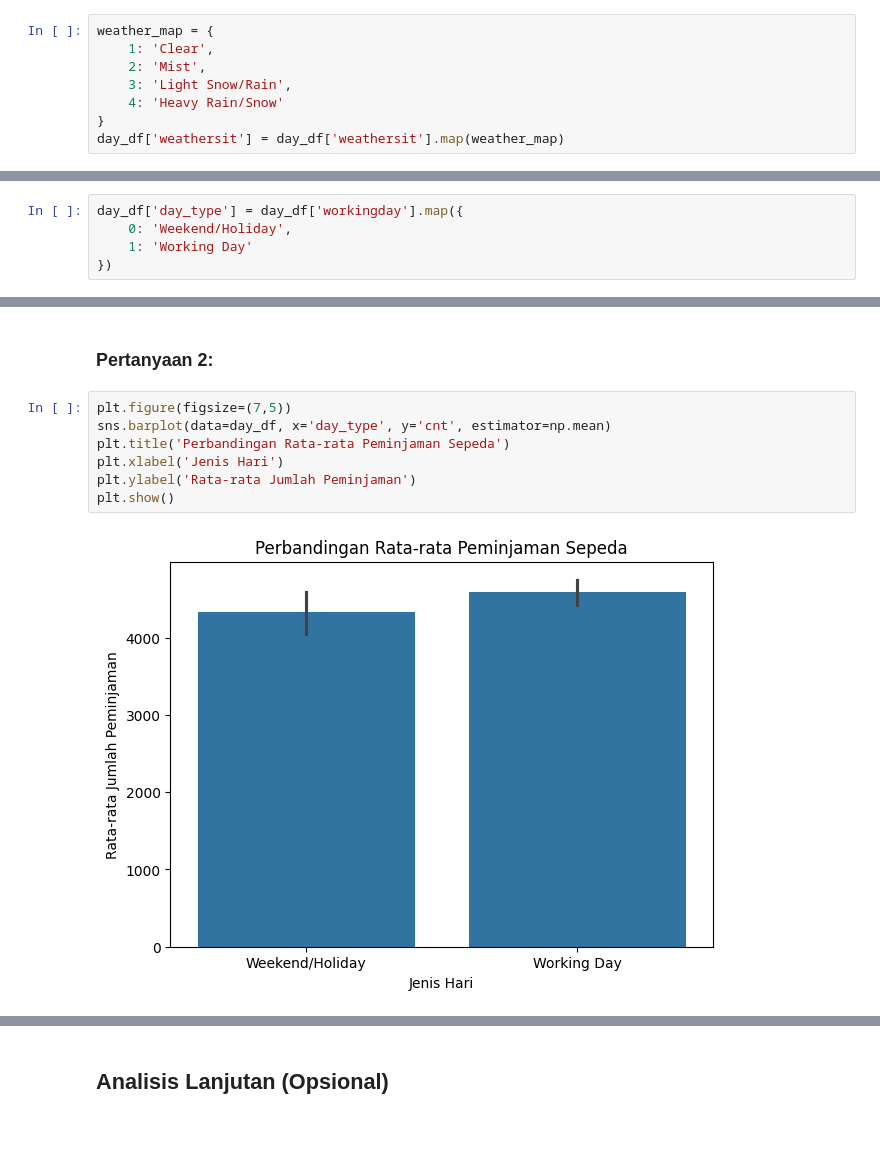
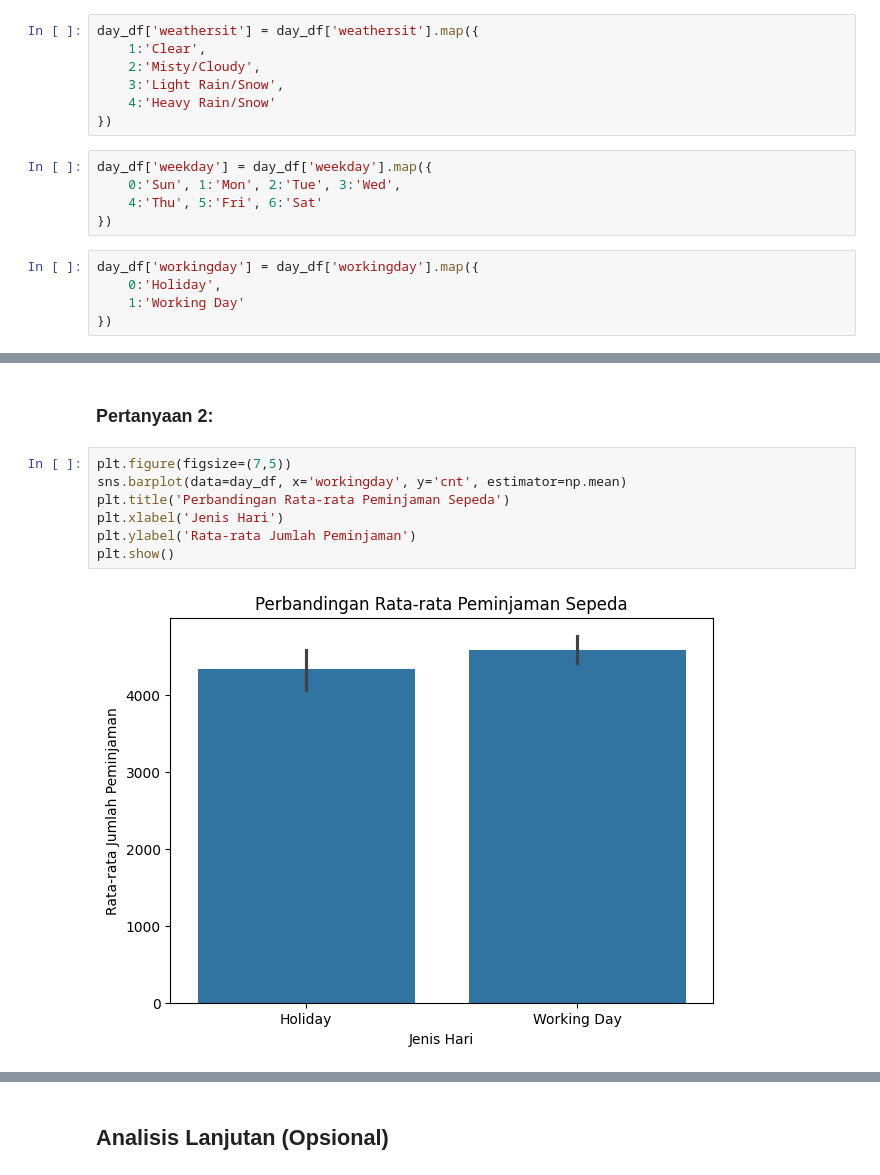
Before and after one commit to linarahmawti/submission, a Jupyter notebook: Proyek_Analisis_Data.ipynb, the cells around one changed output, grey strips where cells are left out. Cells and saved outputs as stored; diff of their text form; blank space fills up the shorter version.

```diff
--- a/Proyek_Analisis_Data.ipynb
+++ b/Proyek_Analisis_Data.ipynb
@@ -200,9 +209,18 @@ day_df['season'] = day_df['season'].map(season_map)
 # %%
-weather_map = {
-    1: 'Clear',
-    2: 'Mist',
-    3: 'Light Snow/Rain',
-    4: 'Heavy Rain/Snow'
-}
-day_df['weathersit'] = day_df['weathersit'].map(weather_map)
+day_df['weathersit'] = day_df['weathersit'].map({
+    1:'Clear',
+    2:'Misty/Cloudy',
+    3:'Light Rain/Snow',
+    4:'Heavy Rain/Snow'
+})
+# %%
+day_df['weekday'] = day_df['weekday'].map({
+    0:'Sun', 1:'Mon', 2:'Tue', 3:'Wed',
+    4:'Thu', 5:'Fri', 6:'Sat'
+})
+# %%
+day_df['workingday'] = day_df['workingday'].map({
+    0:'Holiday',
+    1:'Working Day'
+})
 # %%
@@ -255,5 +351,0 @@ jawaban dari pertanyan bisnis 2
-# %%
-day_df['day_type'] = day_df['workingday'].map({
-    0: 'Weekend/Holiday',
-    1: 'Working Day'
-})
@@ -303,12 +407,12 @@ plt.show()
 ### Pertanyaan 2:
 # %%
 plt.figure(figsize=(7,5))
-sns.barplot(data=day_df, x='day_type', y='cnt', estimator=np.mean)
+sns.barplot(data=day_df, x='workingday', y='cnt', estimator=np.mean)
 plt.title('Perbandingan Rata-rata Peminjaman Sepeda')
 plt.xlabel('Jenis Hari')
 plt.ylabel('Rata-rata Jumlah Peminjaman')
 plt.show()
 # %% [output]
-[figure, old version]
+[figure, new version]
 # %%
 plt.figure(figsize=(7,5))
```
Also changed, not shown: parts of 24 cells of this notebook, 1 other file.
